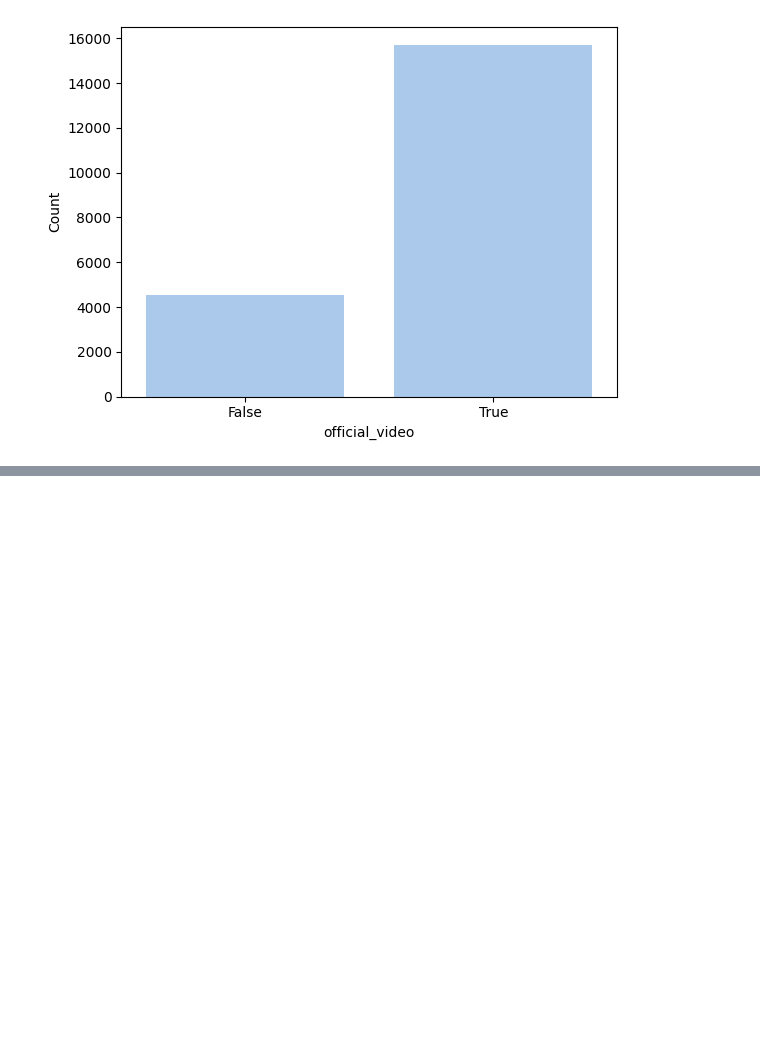
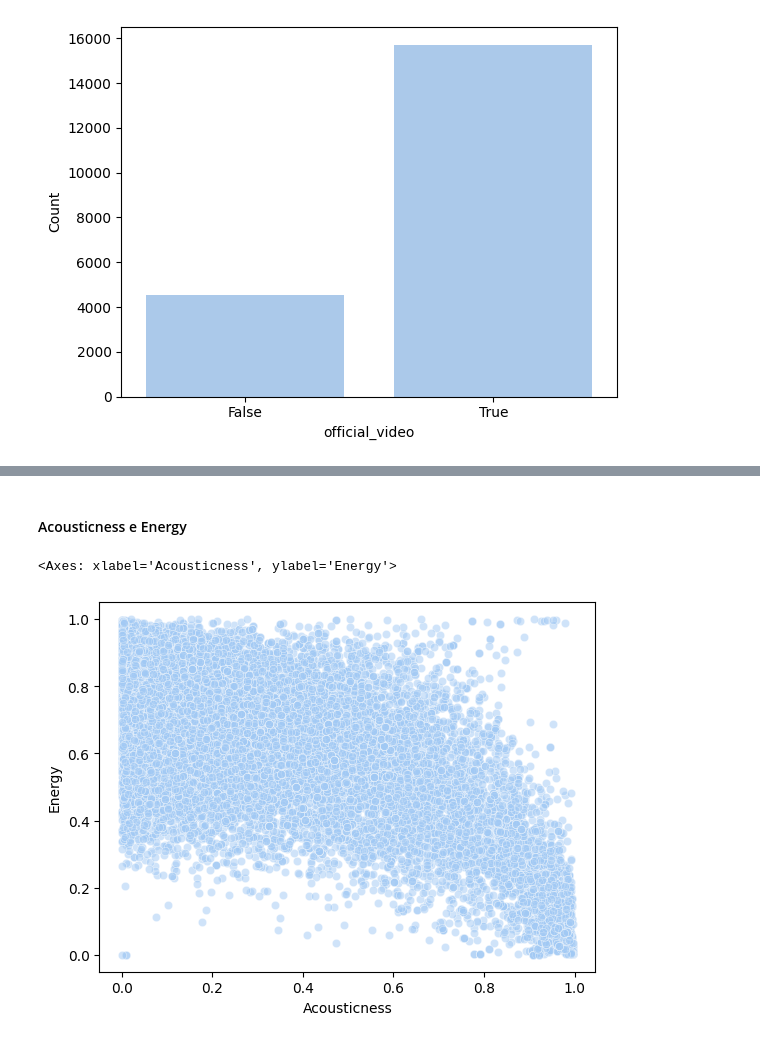
Before and after one commit to sylrod569/Projeto-ICD---An-lise-de-Dados-do-Spotify-Youtube, a Jupyter notebook: tratamento_de_dados.ipynb, the cells around one changed output, grey strips where cells are left out. Cells and saved outputs as stored; diff of their text form; code cells hidden in the pictures; blank space fills up the shorter version.

```diff
--- a/tratamento_de_dados.ipynb
+++ b/tratamento_de_dados.ipynb
@@ -295,0 +314,7 @@ plt.show()
+# %% [markdown]
+#### Acousticness e Energy
+# %%
+sns.scatterplot(data=df_spotify_youtube_num,x='Acousticness',y='Energy',alpha=0.5)
+# %% [output]
+<Axes: xlabel='Acousticness', ylabel='Energy'>
+[figure, added]
```
Also changed, not shown: parts of 10 cells of this notebook, 1 other file.
